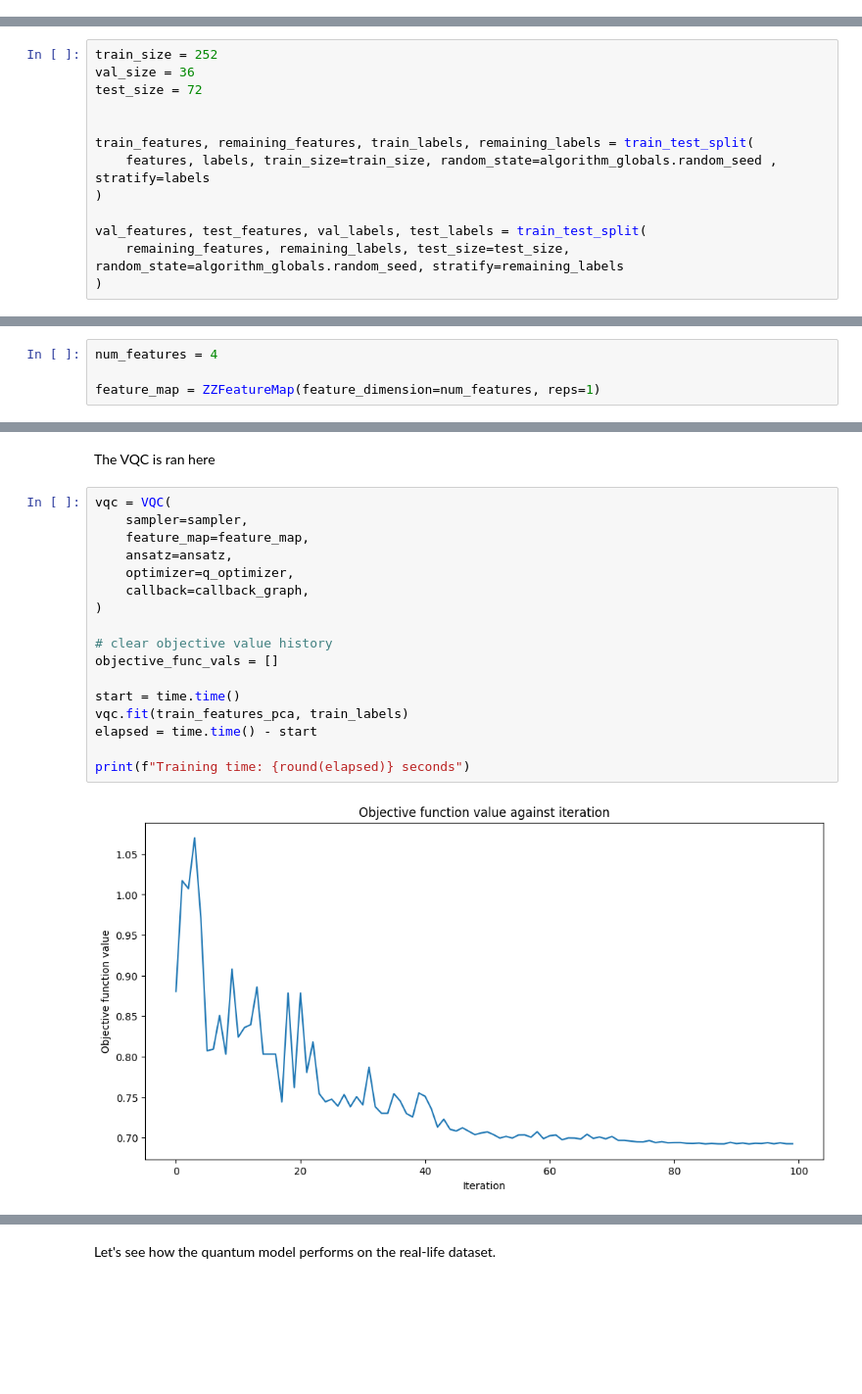
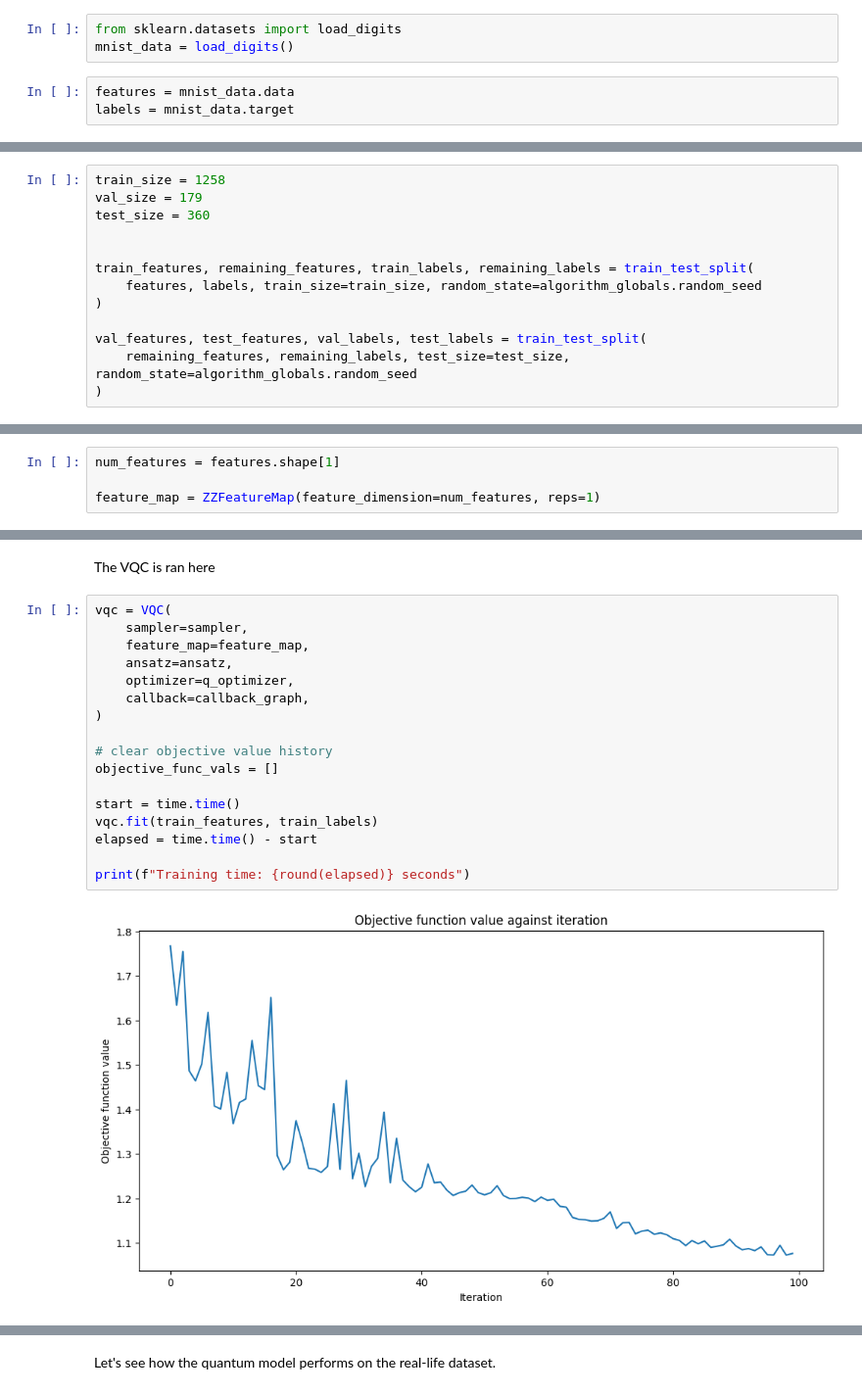
Before and after one commit to GiorgosMaragkopoulos/Quantum-data-encoding-using-QAE-PQAE, a Jupyter notebook: MNIST_QKPCA_Data_Encoding.ipynb, the cells around one changed output, grey strips where cells are left out. Shown: that part at 98% size. Drawn from its saved outputs; the diff is of its cells as text; blank space fills up the shorter version.

```diff
--- a/MNIST_QKPCA_Data_Encoding.ipynb
+++ b/MNIST_QKPCA_Data_Encoding.ipynb
@@ -66 +63,7 @@ labels = labels[mask]
+# %%
+from sklearn.datasets import load_digits
+mnist_data = load_digits()
+# %%
+features = mnist_data.data
+labels = mnist_data.target
 # %%
@@ -68,17 +71,17 @@ features = MinMaxScaler().fit_transform(features) # Normalize using MinMaxScaler
 # %% [markdown]
 We split the data in three sets (train-val-test) with a (70%-10%-20%) split. The validation split is going to be needed for the PQAE part and not for the PCA part. Nonetheless, we make the split from now, so that the train and test datasets will be the same.
 # %%
-train_size = 252
-val_size = 36
-test_size = 72
+train_size = 1258
+val_size = 179
+test_size = 360
 
 
 train_features, remaining_features, train_labels, remaining_labels = train_test_split(
-    features, labels, train_size=train_size, random_state=algorithm_globals.random_seed , stratify=labels
+    features, labels, train_size=train_size, random_state=algorithm_globals.random_seed
 )
 
 val_features, test_features, val_labels, test_labels = train_test_split(
-    remaining_features, remaining_labels, test_size=test_size, random_state=algorithm_globals.random_seed, stratify=remaining_labels
+    remaining_features, remaining_labels, test_size=test_size, random_state=algorithm_globals.random_seed
 )
 # %% [markdown]
 # SVC training for comparison reasons
@@ -109,7 +112,7 @@ To set up the components for the VQC model, we utilize a ZZFeatureMap for quantu
 
 The COBYLA optimizer is configured to perform up to 100 iterations. The dataset is then split into training and test sets with an 80-20 ratio using the train_test_split function, ensuring consistency with a fixed random seed. Together, these components configure the VQC model and prepare the dataset for both training and evaluation.
 # %%
-num_features = 4
+num_features = features.shape[1]
 
 feature_map = ZZFeatureMap(feature_dimension=num_features, reps=1)
 # %% [markdown]
@@ -144,19 +141,19 @@ The VQC is ran here
 # %%
 vqc = VQC(
     sampler=sampler,
     feature_map=feature_map,
     ansatz=ansatz,
     optimizer=q_optimizer,
     callback=callback_graph,
 )
 
 # clear objective value history
 objective_func_vals = []
 
 start = time.time()
-vqc.fit(train_features_pca, train_labels)
+vqc.fit(train_features, train_labels)
 elapsed = time.time() - start
 
 print(f"Training time: {round(elapsed)} seconds")
 # %% [output]
-[figure, old version]
+[figure, new version]
```
Also changed, not shown: parts of 26 cells of this notebook.
